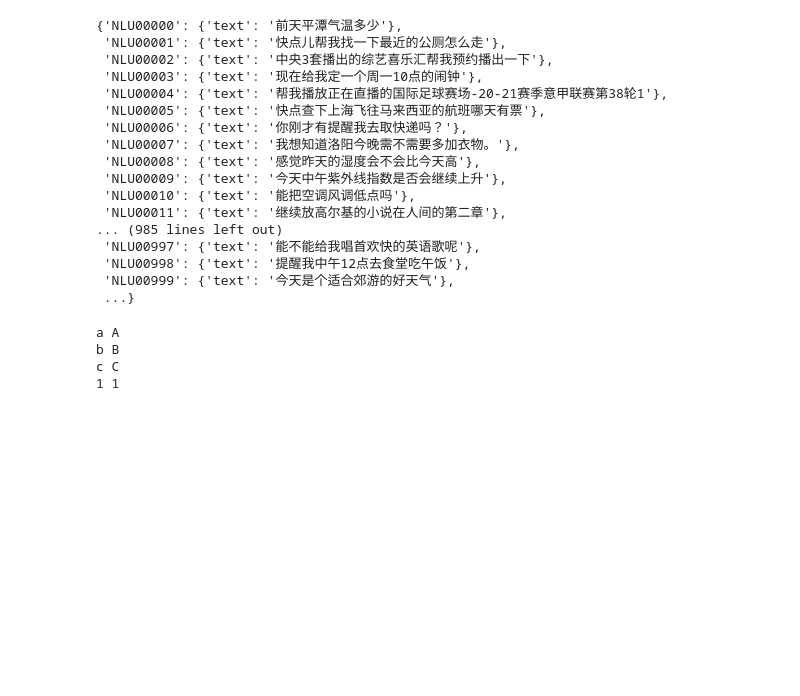
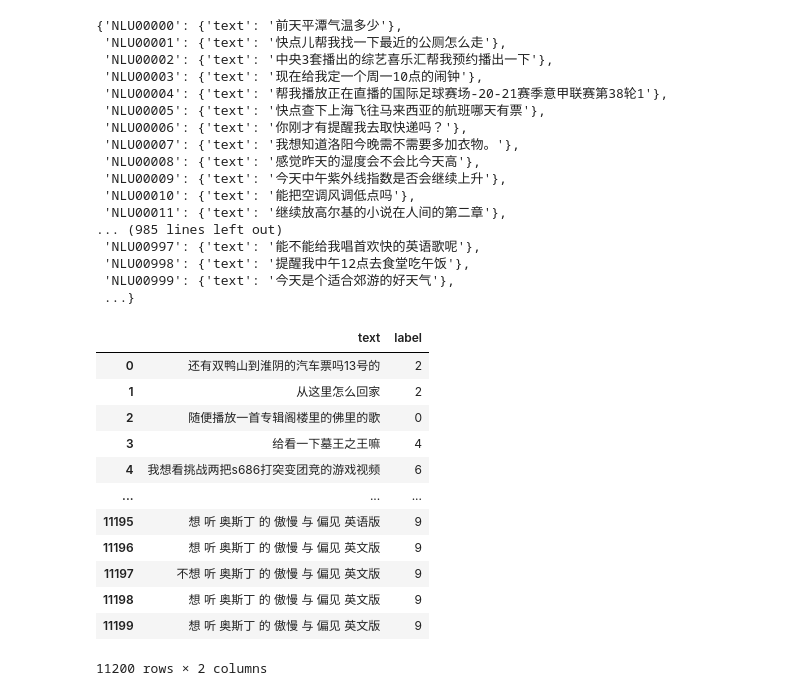
Before and after one commit to EeyoreLee/EarleeNLP, a Jupyter notebook: notebook/data-preprocess.ipynb, the cells around one changed output. Saved outputs shown, nothing was run; the diff lists cells and outputs as text; code cells hidden in the pictures; blank space fills up the shorter version.

```diff
--- a/notebook/data-preprocess.ipynb
+++ b/notebook/data-preprocess.ipynb
@@ -338,15 +338,19 @@ with open('/ai/223/person/lichunyu/datasets/dataf/test/test_A_text.seq', 'w') as
 # %%
 a = {'a': 'a', 'b': 'b'}
 # %%
-d={}
-d['a']='A'
-d['b']='B'
-d['c']='C'
-d['1'] = '1'
-for k,v in d.items():
-    print (k,v)#这个每次运行，print的结果都不一样
+df_9 = pd.read_pickle('/root/EarleeNLP/data/datafountain/df_few_shot_aug.pkl')
+df_9
 # %% [output]
+|  | text | label |
+| 0 | 还有双鸭山到淮阴的汽车票吗13号的 | 2 |
+| 1 | 从这里怎么回家 | 2 |
+| 2 | 随便播放一首专辑阁楼里的佛里的歌 | 0 |
+| 3 | 给看一下墓王之王嘛 | 4 |
+| 4 | 我想看挑战两把s686打突变团竞的游戏视频 | 6 |
+| ... | ... | ... |
+| 11195 | 想 听 奥斯丁 的 傲慢 与 偏见 英语版 | 9 |
+| 11196 | 想 听 奥斯丁 的 傲慢 与 偏见 英文版 | 9 |
+| 11197 | 不想 听 奥斯丁 的 傲慢 与 偏见 英文版 | 9 |
+| 11198 | 想 听 奥斯丁 的 傲慢 与 偏见 英文版 | 9 |
+| 11199 | 想 听 奥斯丁 的 傲慢 与 偏见 英文版 | 9 |
-a A
-b B
-c C
-1 1
+11200 rows × 2 columns
```
Also changed, not shown: parts of 2 cells of this notebook, 7 other files.
